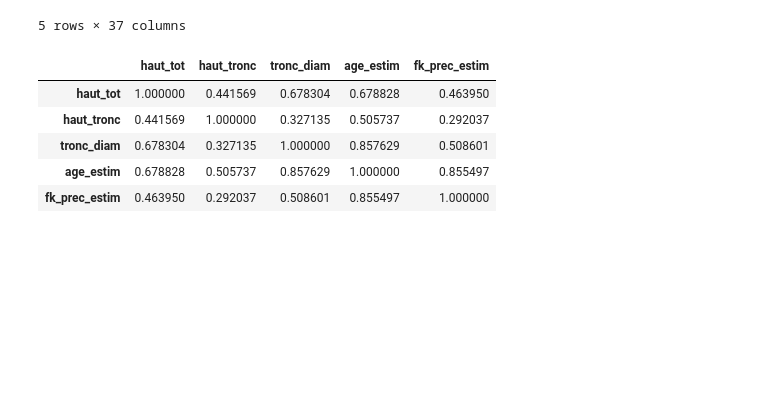
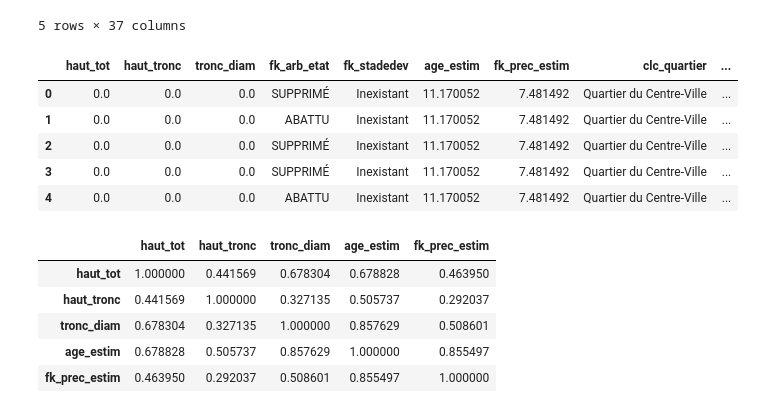
Before and after one commit to Mathilde1734/projet_IA, a Jupyter notebook: Besoin3.ipynb, the cells around one changed output. Drawn from its saved outputs; the diff is of its cells as text; code cells hidden in the pictures; blank space fills up the shorter version.

```diff
--- a/Besoin3.ipynb
+++ b/Besoin3.ipynb
@@ -44,6 +37,14 @@ data_clean.head()
 # %%
 # Récupération des colonnes désirées
 data = data_clean[["haut_tot","haut_tronc","tronc_diam","fk_arb_etat","fk_stadedev","age_estim", "fk_prec_estim","clc_quartier", "clc_secteur","fk_port","fk_pied","fk_situation","fk_revetement","feuillage"]]
+data.head()
+# %% [output]
+|  | haut_tot | haut_tronc | tronc_diam | fk_arb_etat | fk_stadedev | age_estim | fk_prec_estim | clc_quartier | ... |
+| 0 | 0.0 | 0.0 | 0.0 | SUPPRIMÉ | Inexistant | 11.170052 | 7.481492 | Quartier du Centre-Ville | ... |
+| 1 | 0.0 | 0.0 | 0.0 | ABATTU | Inexistant | 11.170052 | 7.481492 | Quartier du Centre-Ville | ... |
+| 2 | 0.0 | 0.0 | 0.0 | SUPPRIMÉ | Inexistant | 11.170052 | 7.481492 | Quartier du Centre-Ville | ... |
+| 3 | 0.0 | 0.0 | 0.0 | SUPPRIMÉ | Inexistant | 11.170052 | 7.481492 | Quartier du Centre-Ville | ... |
+| 4 | 0.0 | 0.0 | 0.0 | ABATTU | Inexistant | 11.170052 | 7.481492 | Quartier du Centre-Ville | ... |
 # %%
 # Autre méthode pour récuperer les colonnes désirées
 colonnes = ["haut_tot","haut_tronc","tronc_diam","fk_arb_etat","fk_stadedev","age_estim", "fk_prec_estim","clc_quartier", "clc_secteur","fk_port","fk_pied","fk_situation","fk_revetement","feuillage"]
```
Also changed, not shown: parts of 12 cells of this notebook.
